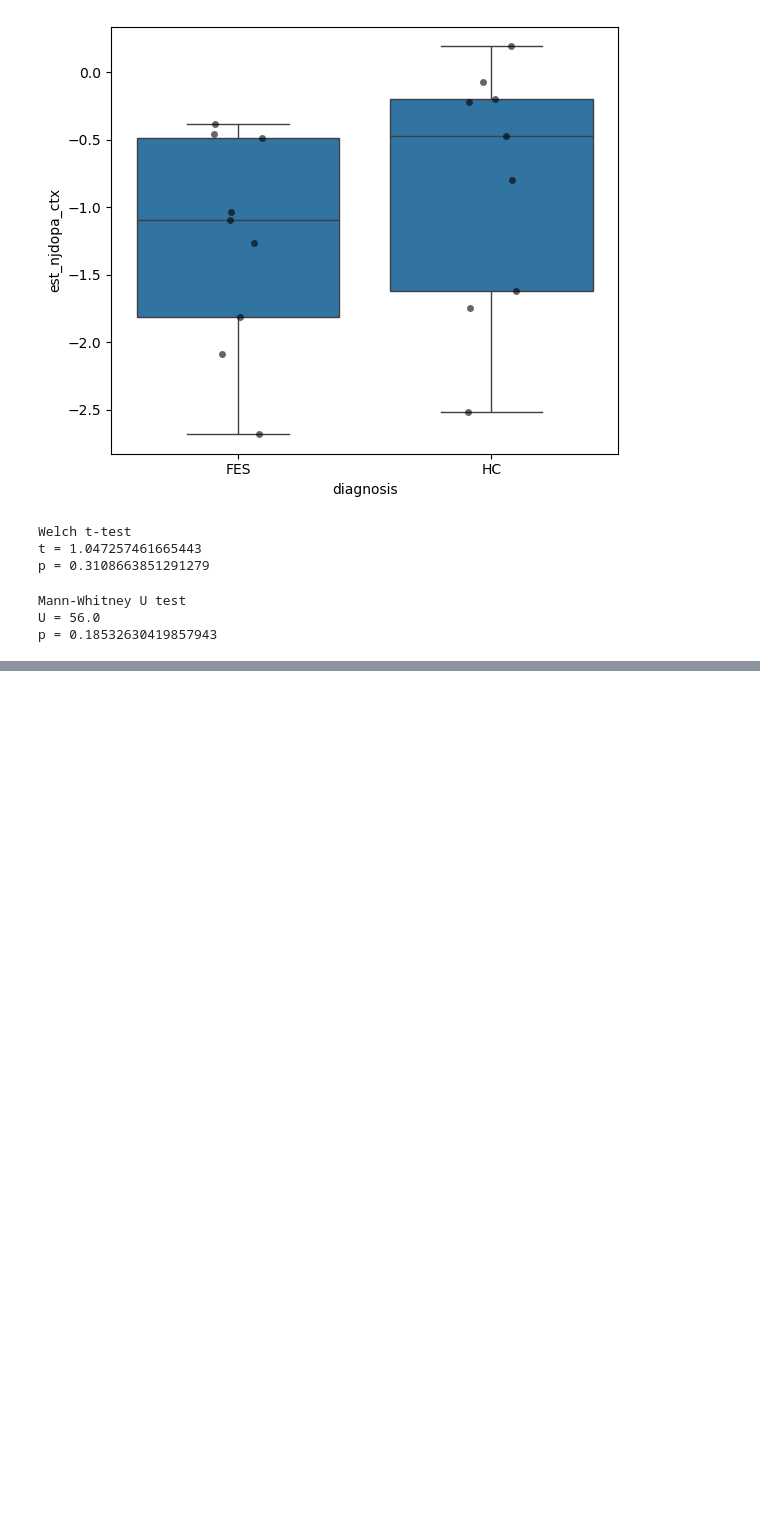
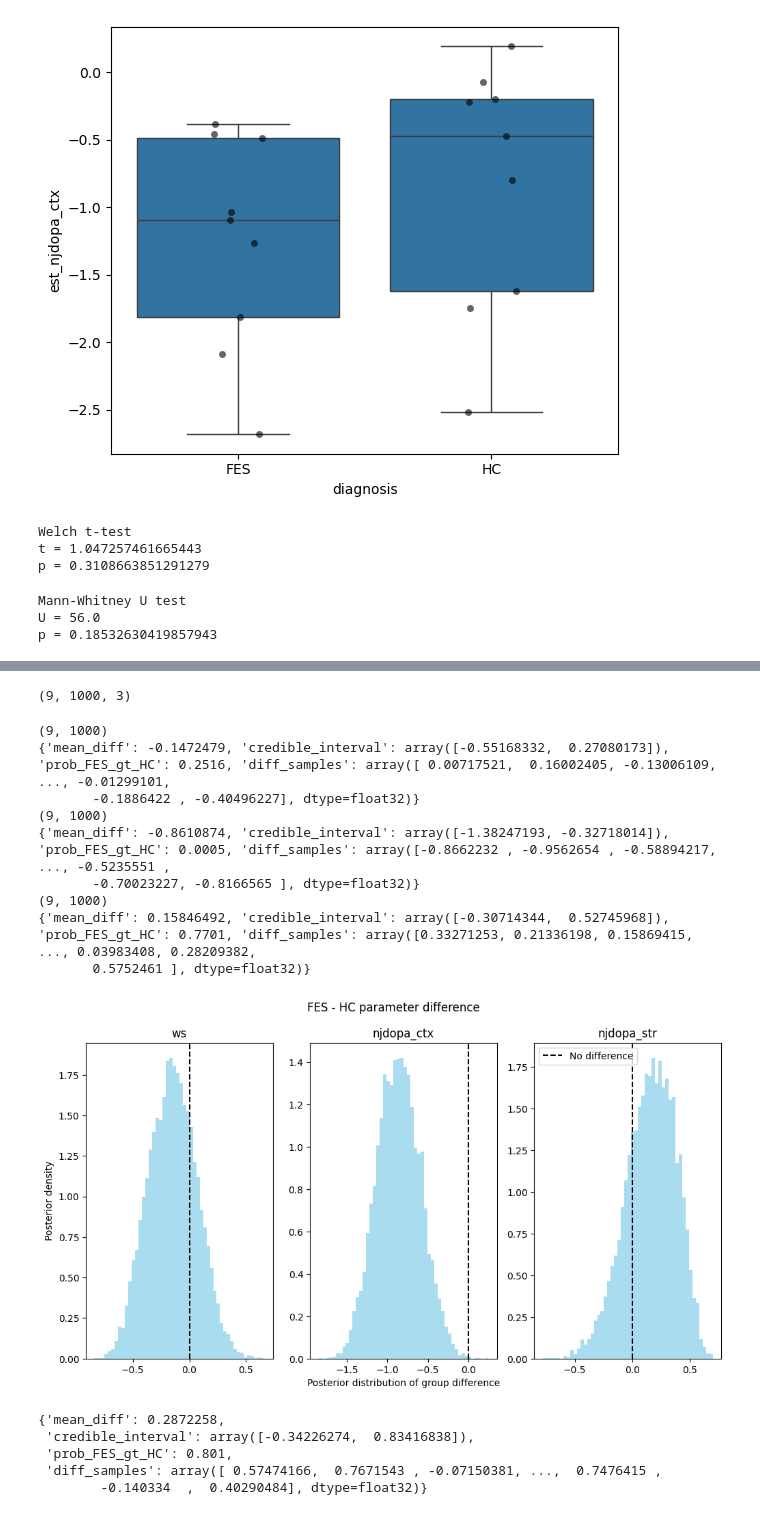
Before and after one commit to giapre/scadv, a Jupyter notebook: notebooks/plot_sbi_results.ipynb, the cells around one changed output, grey strips where cells are left out. Cells and saved outputs as stored; diff of their text form; code cells hidden in the pictures; blank space fills up the shorter version.

```diff
--- a/notebooks/plot_sbi_results.ipynb
+++ b/notebooks/plot_sbi_results.ipynb
@@ -160,0 +208,67 @@ Cohen's d = 0.49368190186123045
+# %%
+hc_distr.shape
+# %% [output]
+(9, 1000, 3)
+# %%
+selected_params = np.load(file)['param_names']
+
+n_HC, n_samples_HC = hc_distr[:,:,0].shape
+n_FES, n_samples_FES = pat_distr[:,:,0].shape
+
+fig, axes = plt.subplots(1,3, figsize=(12,6))
+for i, param in enumerate(selected_params):
+    diff_samples = []
+
+    hc_distr_i = np.array(hc_distr)[:,:,i]
+    pat_distr_i = np.array(pat_distr)[:,:,i]
+    print(pat_distr_i.shape)
+
+    for _ in range(10000):
+        # Randomly pick one posterior sample per subject
+        hc_mean = np.mean([np.random.choice(hc_distr_i[i]) for i in range(n_HC)])
+        fes_mean = np.mean([np.random.choice(pat_distr_i[i]) for i in range(n_FES)])
+        diff_samples.append(fes_mean - hc_mean)
+
+    diff_samples = np.array(diff_samples)
+
+    mean_diff = diff_samples.mean()
+    credible_interval = np.percentile(diff_samples, [2.5, 97.5])
+    prob_FES_gt_HC = np.mean(diff_samples > 0)
+
+    results = {
+        "mean_diff": mean_diff,
+        "credible_interval": credible_interval,
+        "prob_FES_gt_HC": prob_FES_gt_HC,
+        "diff_samples": diff_samples
+    }
+
+    print(results)
+
+    axes[i].hist(diff_samples, bins=50, density=True, alpha=0.7, color='skyblue')
+    axes[i].axvline(0, color='black', linestyle='--', label='No difference')
+    axes[i].set_title(param)
+
+axes[0].set_ylabel('Posterior density')
+axes[1].set_xlabel('Posterior distribution of group difference')
+plt.suptitle('FES - HC parameter difference')
+plt.legend()
+plt.show()
+# %% [output]
+(9, 1000)
+{'mean_diff': -0.1472479, 'credible_interval': array([-0.55168332,  0.27080173]), 'prob_FES_gt_HC': 0.2516, 'diff_samples': array([ 0.00717521,  0.16002405, -0.13006109, ..., -0.01299101,
+       -0.1886422 , -0.40496227], dtype=float32)}
+(9, 1000)
+{'mean_diff': -0.8610874, 'credible_interval': array([-1.38247193, -0.32718014]), 'prob_FES_gt_HC': 0.0005, 'diff_samples': array([-0.8662232 , -0.9562654 , -0.58894217, ..., -0.5235551 ,
+       -0.70023227, -0.8166565 ], dtype=float32)}
+(9, 1000)
+{'mean_diff': 0.15846492, 'credible_interval': array([-0.30714344,  0.52745968]), 'prob_FES_gt_HC': 0.7701, 'diff_samples': array([0.33271253, 0.21336198, 0.15869415, ..., 0.03983408, 0.28209382,
+       0.5752461 ], dtype=float32)}
+[figure, added]
+# %%
+results
+# %% [output]
+{'mean_diff': 0.2872258,
+ 'credible_interval': array([-0.34226274,  0.83416838]),
+ 'prob_FES_gt_HC': 0.801,
+ 'diff_samples': array([ 0.57474166,  0.7671543 , -0.07150381, ...,  0.7476415 ,
+        -0.140334  ,  0.40290484], dtype=float32)}
```
Also changed, not shown: parts of 26 cells of this notebook, 33 other files.
